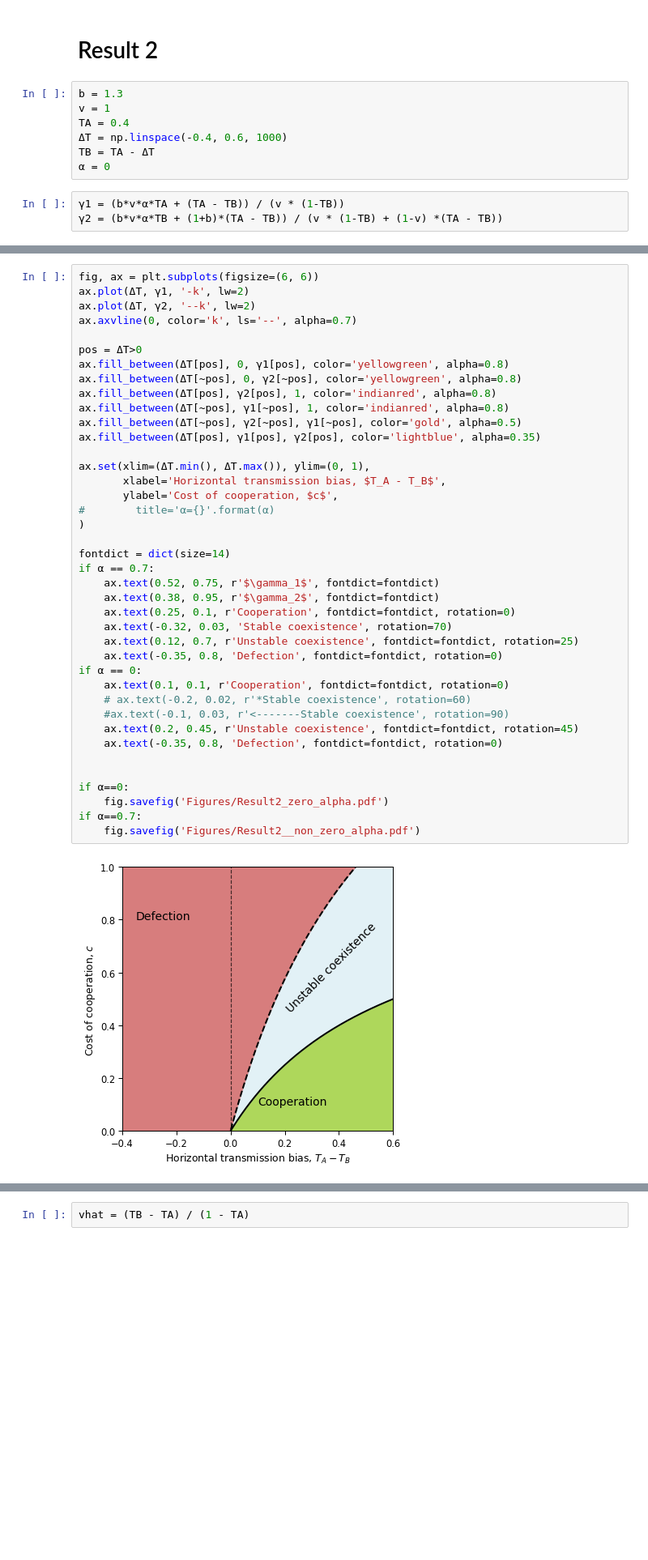
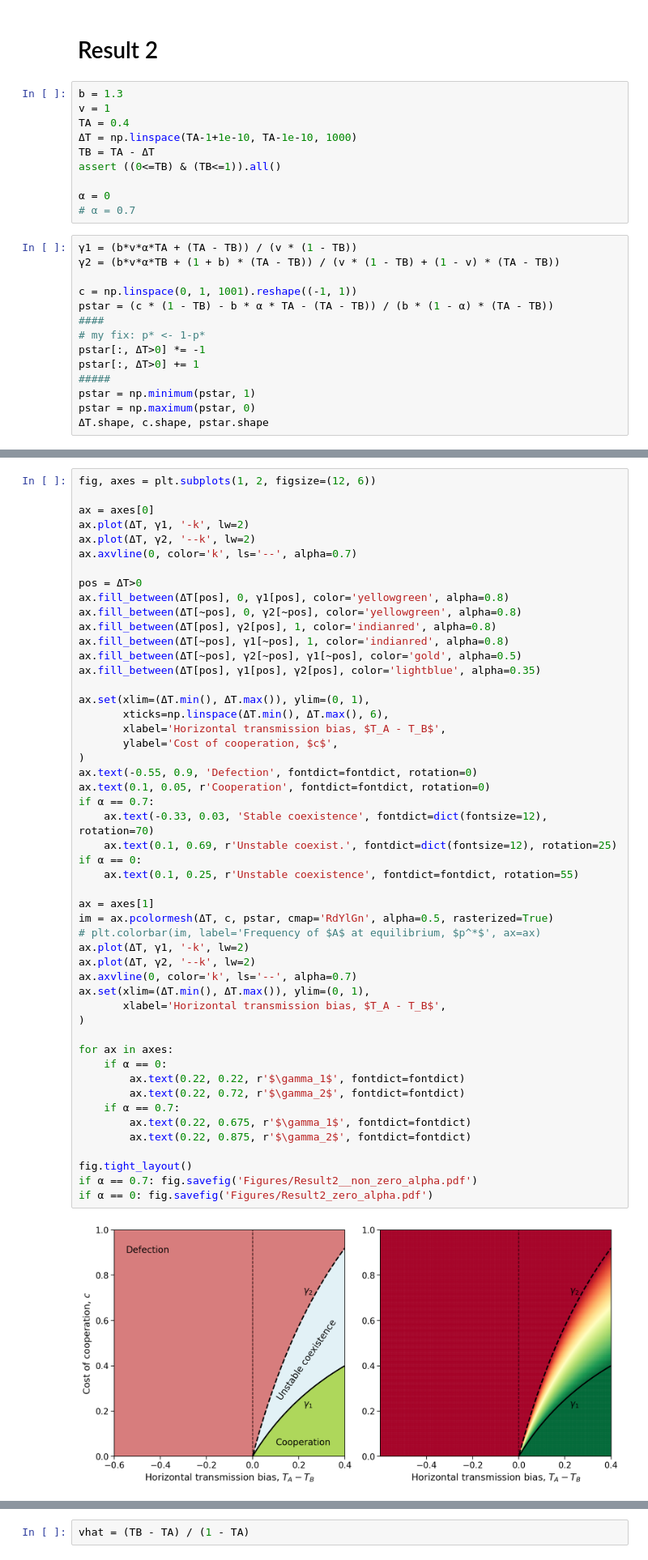
Before and after one commit to yoavram-lab/CulturalCooperation, a Jupyter notebook: ms/figures.ipynb, the cells around one changed output, grey strips where cells are left out. Shown at 81% size. Drawn from its saved outputs; the diff is of its cells as text; blank space fills up the shorter version.

Commit message:
merged pstar plots with region plots; added trick to adhoc fix pstar

```diff
--- a/ms/figures.ipynb
+++ b/ms/figures.ipynb
@@ -12,9 +13,23 @@ red, blue, green, purple = sns.color_palette('Set1', 4)
 b = 1.3
 v = 1
 TA = 0.4
-ΔT = np.linspace(-0.4, 0.6, 1000)
+ΔT = np.linspace(TA-1+1e-10, TA-1e-10, 1000)
 TB = TA - ΔT
+assert ((0<=TB) & (TB<=1)).all()
+
 α = 0
+# α = 0.7
 # %%
-γ1 = (b*v*α*TA + (TA - TB)) / (v * (1-TB))
-γ2 = (b*v*α*TB + (1+b)*(TA - TB)) / (v * (1-TB) + (1-v) *(TA - TB))
+γ1 = (b*v*α*TA + (TA - TB)) / (v * (1 - TB))
+γ2 = (b*v*α*TB + (1 + b) * (TA - TB)) / (v * (1 - TB) + (1 - v) * (TA - TB))
+
+c = np.linspace(0, 1, 1001).reshape((-1, 1))
+pstar = (c * (1 - TB) - b * α * TA - (TA - TB)) / (b * (1 - α) * (TA - TB))
+####
+# my fix: p* <- 1-p*
+pstar[:, ΔT>0] *= -1
+pstar[:, ΔT>0] += 1
+#####
+pstar = np.minimum(pstar, 1)
+pstar = np.maximum(pstar, 0)
+ΔT.shape, c.shape, pstar.shape
@@ -21,42 +38,52 @@ TB = TA - ΔT
 # %%
-fig, ax = plt.subplots(figsize=(6, 6))
+fig, axes = plt.subplots(1, 2, figsize=(12, 6))
+
+ax = axes[0]
 ax.plot(ΔT, γ1, '-k', lw=2)
 ax.plot(ΔT, γ2, '--k', lw=2)
 ax.axvline(0, color='k', ls='--', alpha=0.7)
 
 pos = ΔT>0
 ax.fill_between(ΔT[pos], 0, γ1[pos], color='yellowgreen', alpha=0.8)
 ax.fill_between(ΔT[~pos], 0, γ2[~pos], color='yellowgreen', alpha=0.8)
 ax.fill_between(ΔT[pos], γ2[pos], 1, color='indianred', alpha=0.8)
 ax.fill_between(ΔT[~pos], γ1[~pos], 1, color='indianred', alpha=0.8)
 ax.fill_between(ΔT[~pos], γ2[~pos], γ1[~pos], color='gold', alpha=0.5)
 ax.fill_between(ΔT[pos], γ1[pos], γ2[pos], color='lightblue', alpha=0.35)
 
 ax.set(xlim=(ΔT.min(), ΔT.max()), ylim=(0, 1),
+       xticks=np.linspace(ΔT.min(), ΔT.max(), 6),
        xlabel='Horizontal transmission bias, $T_A - T_B$',
        ylabel='Cost of cooperation, $c$',
-#        title='α={}'.format(α)
+)
+ax.text(-0.55, 0.9, 'Defection', fontdict=fontdict, rotation=0)
+ax.text(0.1, 0.05, r'Cooperation', fontdict=fontdict, rotation=0)
+if α == 0.7:
+    ax.text(-0.33, 0.03, 'Stable coexistence', fontdict=dict(fontsize=12), rotation=70)
+    ax.text(0.1, 0.69, r'Unstable coexist.', fontdict=dict(fontsize=12), rotation=25)
+if α == 0:
+    ax.text(0.1, 0.25, r'Unstable coexistence', fontdict=fontdict, rotation=55)
+
+ax = axes[1]
+im = ax.pcolormesh(ΔT, c, pstar, cmap='RdYlGn', alpha=0.5, rasterized=True)
+# plt.colorbar(im, label='Frequency of $A$ at equilibrium, $p^*$', ax=ax)
+ax.plot(ΔT, γ1, '-k', lw=2)
+ax.plot(ΔT, γ2, '--k', lw=2)
+ax.axvline(0, color='k', ls='--', alpha=0.7)
+ax.set(xlim=(ΔT.min(), ΔT.max()), ylim=(0, 1),
+       xlabel='Horizontal transmission bias, $T_A - T_B$',
 )
 
-fontdict = dict(size=14)
-if α == 0.7:
-    ax.text(0.52, 0.75, r'$\gamma_1$', fontdict=fontdict)
-    ax.text(0.38, 0.95, r'$\gamma_2$', fontdict=fontdict)
-    ax.text(0.25, 0.1, r'Cooperation', fontdict=fontdict, rotation=0)
-    ax.text(-0.32, 0.03, 'Stable coexistence', rotation=70)
-    ax.text(0.12, 0.7, r'Unstable coexistence', fontdict=fontdict, rotation=25)
-    ax.text(-0.35, 0.8, 'Defection', fontdict=fontdict, rotation=0)
-if α == 0:
-    ax.text(0.1, 0.1, r'Cooperation', fontdict=fontdict, rotation=0)
-    # ax.text(-0.2, 0.02, r'*Stable coexistence', rotation=60)
-    #ax.text(-0.1, 0.03, r'<-------Stable coexistence', rotation=90)
-    ax.text(0.2, 0.45, r'Unstable coexistence', fontdict=fontdict, rotation=45)
-    ax.text(-0.35, 0.8, 'Defection', fontdict=fontdict, rotation=0)
+for ax in axes:
+    if α == 0:
+        ax.text(0.22, 0.22, r'$\gamma_1$', fontdict=fontdict)
+        ax.text(0.22, 0.72, r'$\gamma_2$', fontdict=fontdict)
+    if α == 0.7:
+        ax.text(0.22, 0.675, r'$\gamma_1$', fontdict=fontdict)
+        ax.text(0.22, 0.875, r'$\gamma_2$', fontdict=fontdict)
 
-
-if α==0:
-    fig.savefig('Figures/Result2_zero_alpha.pdf')
-if α==0.7:
-    fig.savefig('Figures/Result2__non_zero_alpha.pdf')
+fig.tight_layout()
+if α == 0.7: fig.savefig('Figures/Result2__non_zero_alpha.pdf')
+if α == 0: fig.savefig('Figures/Result2_zero_alpha.pdf')
 # %% [output]
-[figure, old version]
+[figure, new version]
```
Also changed, not shown: parts of 16 cells of this notebook.
